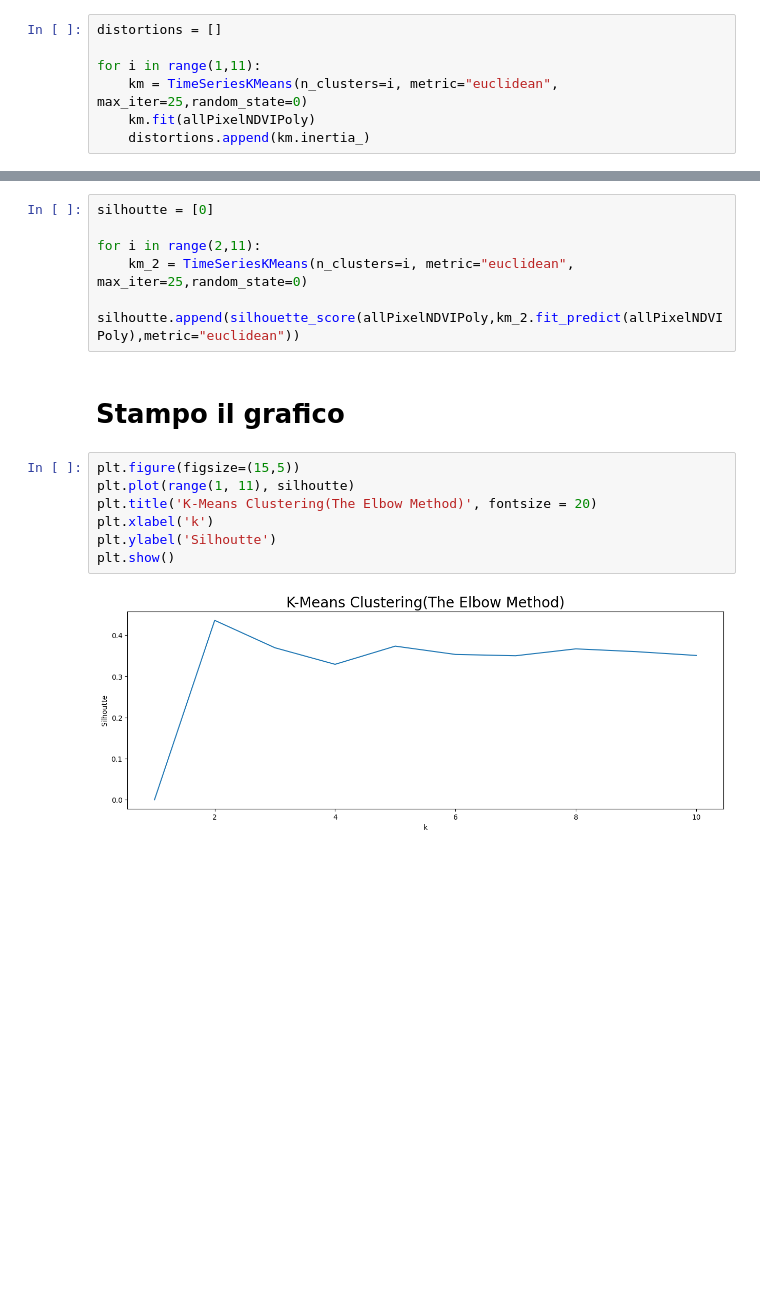
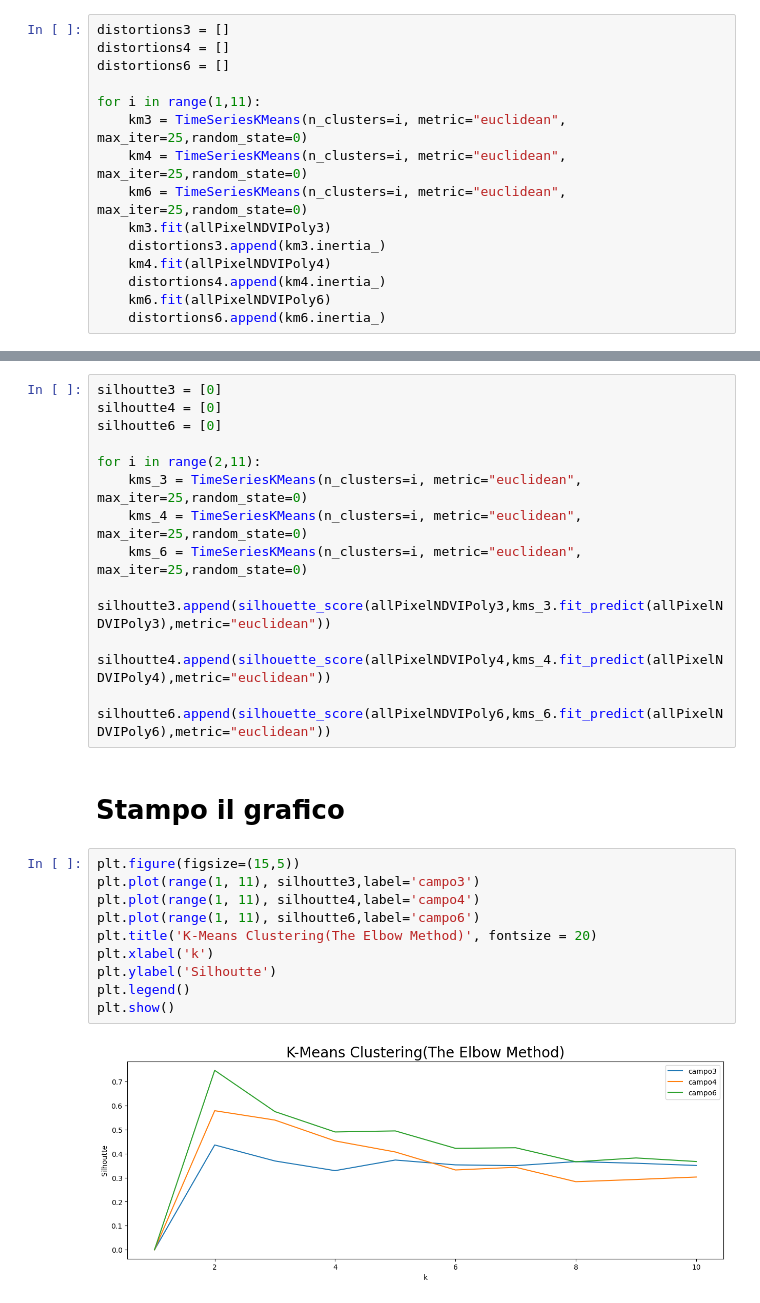
Before and after one commit to Simone-Scalella/BigDataProject, a Jupyter notebook: topk.ipynb, the cells around one changed output, grey strips where cells are left out. Drawn from its saved outputs; the diff is of its cells as text; blank space fills up the shorter version.

```diff
--- a/topk.ipynb
+++ b/topk.ipynb
@@ -31,12 +61,20 @@ print(len(newResa3))
 # %% [markdown]
 # Cerchiamo il numero K migliore per la nostra operazione di clustering
-# %%
-distortions = []
-
-for i in range(1,11):
-    km = TimeSeriesKMeans(n_clusters=i, metric="euclidean", max_iter=25,random_state=0)
-    km.fit(allPixelNDVIPoly)
-    distortions.append(km.inertia_)
+# %%
+distortions3 = []
+distortions4 = []
+distortions6 = []
+
+for i in range(1,11):
+    km3 = TimeSeriesKMeans(n_clusters=i, metric="euclidean", max_iter=25,random_state=0)
+    km4 = TimeSeriesKMeans(n_clusters=i, metric="euclidean", max_iter=25,random_state=0)
+    km6 = TimeSeriesKMeans(n_clusters=i, metric="euclidean", max_iter=25,random_state=0)
+    km3.fit(allPixelNDVIPoly3)
+    distortions3.append(km3.inertia_)
+    km4.fit(allPixelNDVIPoly4)
+    distortions4.append(km4.inertia_)
+    km6.fit(allPixelNDVIPoly6)
+    distortions6.append(km6.inertia_)
 # %% [markdown]
 # Stampo il grafico
 # %%
@@ -51,19 +92,28 @@ plt.show()
 # %% [markdown]
 # Stampo la silhoutte migliore
-# %%
-silhoutte = [0]
-
-for i in range(2,11):
-    km_2 = TimeSeriesKMeans(n_clusters=i, metric="euclidean", max_iter=25,random_state=0)
-    silhoutte.append(silhouette_score(allPixelNDVIPoly,km_2.fit_predict(allPixelNDVIPoly),metric="euclidean"))
+# %%
+silhoutte3 = [0]
+silhoutte4 = [0]
+silhoutte6 = [0]
+
+for i in range(2,11):
+    kms_3 = TimeSeriesKMeans(n_clusters=i, metric="euclidean", max_iter=25,random_state=0)
+    kms_4 = TimeSeriesKMeans(n_clusters=i, metric="euclidean", max_iter=25,random_state=0)
+    kms_6 = TimeSeriesKMeans(n_clusters=i, metric="euclidean", max_iter=25,random_state=0)
+    silhoutte3.append(silhouette_score(allPixelNDVIPoly3,kms_3.fit_predict(allPixelNDVIPoly3),metric="euclidean"))
+    silhoutte4.append(silhouette_score(allPixelNDVIPoly4,kms_4.fit_predict(allPixelNDVIPoly4),metric="euclidean"))
+    silhoutte6.append(silhouette_score(allPixelNDVIPoly6,kms_6.fit_predict(allPixelNDVIPoly6),metric="euclidean"))
 # %% [markdown]
 # Stampo il grafico
 # %%
 plt.figure(figsize=(15,5))
-plt.plot(range(1, 11), silhoutte)
+plt.plot(range(1, 11), silhoutte3,label='campo3')
+plt.plot(range(1, 11), silhoutte4,label='campo4')
+plt.plot(range(1, 11), silhoutte6,label='campo6')
 plt.title('K-Means Clustering(The Elbow Method)', fontsize = 20)
 plt.xlabel('k')
 plt.ylabel('Silhoutte')
+plt.legend()
 plt.show()
 # %% [output]
-[figure, old version]
+[figure, new version]
```
Also changed, not shown: parts of 6 cells of this notebook.
